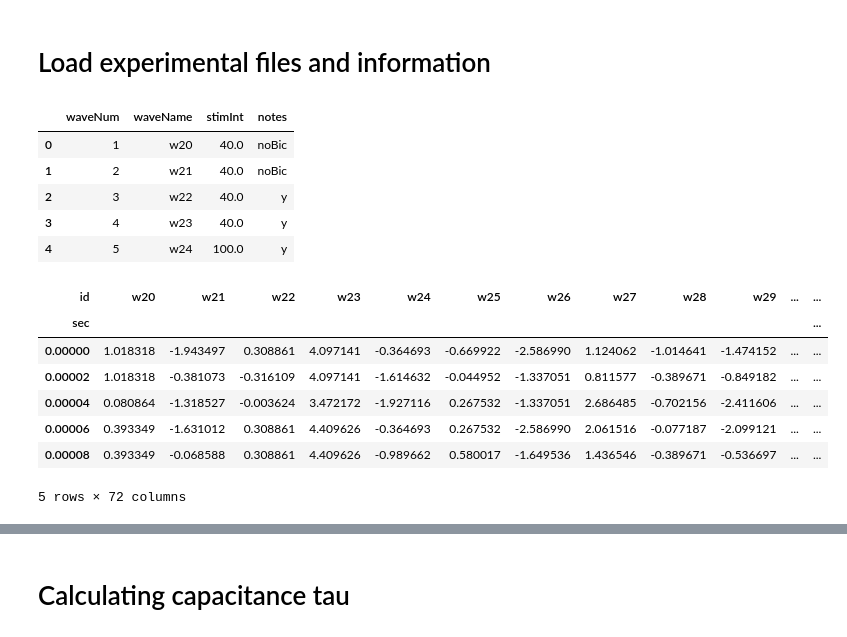
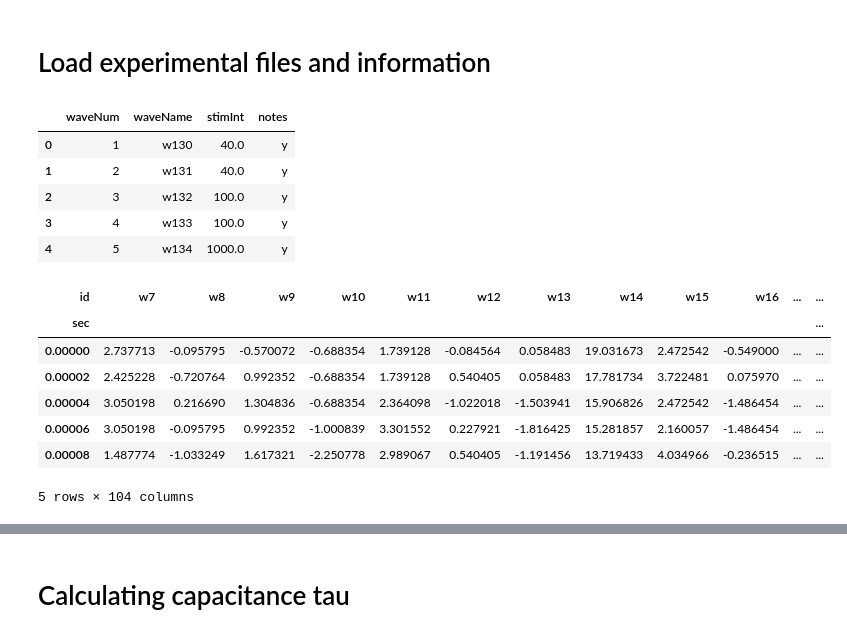
Before and after one commit to yuwie10/ephysAnalysis, a Jupyter notebook: ephysAnalysis2.ipynb, the cells around one changed output, grey strips where cells are left out. Saved outputs shown, nothing was run; the diff lists cells and outputs as text; code cells hidden in the pictures.

```diff
--- a/ephysAnalysis2.ipynb
+++ b/ephysAnalysis2.ipynb
@@ -42,42 +42,42 @@ tau_threshold = 0.001
 ###Loop over all files in a folder to run automatically
 
 #load excel file
-wave_info = pd.read_excel('/Volumes/lab_data_2/2016.12.27_Cell1.xlsx')
+wave_info = pd.read_excel('/Volumes/lab_data_2/2017.02.07_Cell3.xlsx')
 wave_info.head()
 # %% [output]
 |  | waveNum | waveName | stimInt | notes |
-| 0 | 1 | w20 | 40.0 | noBic |
-| 1 | 2 | w21 | 40.0 | noBic |
-| 2 | 3 | w22 | 40.0 | y |
-| 3 | 4 | w23 | 40.0 | y |
-| 4 | 5 | w24 | 100.0 | y |
+| 0 | 1 | w130 | 40.0 | y |
+| 1 | 2 | w131 | 40.0 | y |
+| 2 | 3 | w132 | 100.0 | y |
+| 3 | 4 | w133 | 100.0 | y |
+| 4 | 5 | w134 | 1000.0 | y |
 # %%
 #cell information
 date = '2016.10.26'
 cell_num = 1
 age = 15
 
 #Load csv
-igor = pd.read_csv('/Volumes/lab_data_2/2016.12.27.csv', index_col = 0)
+igor = pd.read_csv('/Volumes/lab_data_2/2017.02.07.csv', index_col = 0)
 
 def select_waves(df):
     '''Takes the data frame of raw igor traces and:
     1) indexes waves by wave names (info from excel file)
     2) removes traces with NaN values'''
     igor_waves = df.pivot(index = 'sec', columns = 'id', values = 'pA')
     waves = igor_waves.filter(wave_info['waveName'])
     waves = waves.dropna(axis = 0)
     return waves
 
 #Reformat and select waves in waveInfo
 all_waves = select_waves(igor)
 all_waves.head()
 # %% [output]
-| id | w20 | w21 | w22 | w23 | w24 | w25 | w26 | w27 | w28 | w29 | ... | ... |
+| id | w7 | w8 | w9 | w10 | w11 | w12 | w13 | w14 | w15 | w16 | ... | ... |
 | sec |  |  |  |  |  |  |  |  |  |  |  | ... |
-| 0.00000 | 1.018318 | -1.943497 | 0.308861 | 4.097141 | -0.364693 | -0.669922 | -2.586990 | 1.124062 | -1.014641 | -1.474152 | ... | ... |
-| 0.00002 | 1.018318 | -0.381073 | -0.316109 | 4.097141 | -1.614632 | -0.044952 | -1.337051 | 0.811577 | -0.389671 | -0.849182 | ... | ... |
-| 0.00004 | 0.080864 | -1.318527 | -0.003624 | 3.472172 | -1.927116 | 0.267532 | -1.337051 | 2.686485 | -0.702156 | -2.411606 | ... | ... |
-| 0.00006 | 0.393349 | -1.631012 | 0.308861 | 4.409626 | -0.364693 | 0.267532 | -2.586990 | 2.061516 | -0.077187 | -2.099121 | ... | ... |
-| 0.00008 | 0.393349 | -0.068588 | 0.308861 | 4.409626 | -0.989662 | 0.580017 | -1.649536 | 1.436546 | -0.389671 | -0.536697 | ... | ... |
+| 0.00000 | 2.737713 | -0.095795 | -0.570072 | -0.688354 | 1.739128 | -0.084564 | 0.058483 | 19.031673 | 2.472542 | -0.549000 | ... | ... |
+| 0.00002 | 2.425228 | -0.720764 | 0.992352 | -0.688354 | 1.739128 | 0.540405 | 0.058483 | 17.781734 | 3.722481 | 0.075970 | ... | ... |
+| 0.00004 | 3.050198 | 0.216690 | 1.304836 | -0.688354 | 2.364098 | -1.022018 | -1.503941 | 15.906826 | 2.472542 | -1.486454 | ... | ... |
+| 0.00006 | 3.050198 | -0.095795 | 0.992352 | -1.000839 | 3.301552 | 0.227921 | -1.816425 | 15.281857 | 2.160057 | -1.486454 | ... | ... |
+| 0.00008 | 1.487774 | -1.033249 | 1.617321 | -2.250778 | 2.989067 | 0.540405 | -1.191456 | 13.719433 | 4.034966 | -0.236515 | ... | ... |
-5 rows × 72 columns
+5 rows × 104 columns
```
Also changed, not shown: parts of 2 cells of this notebook, 4 other files.
